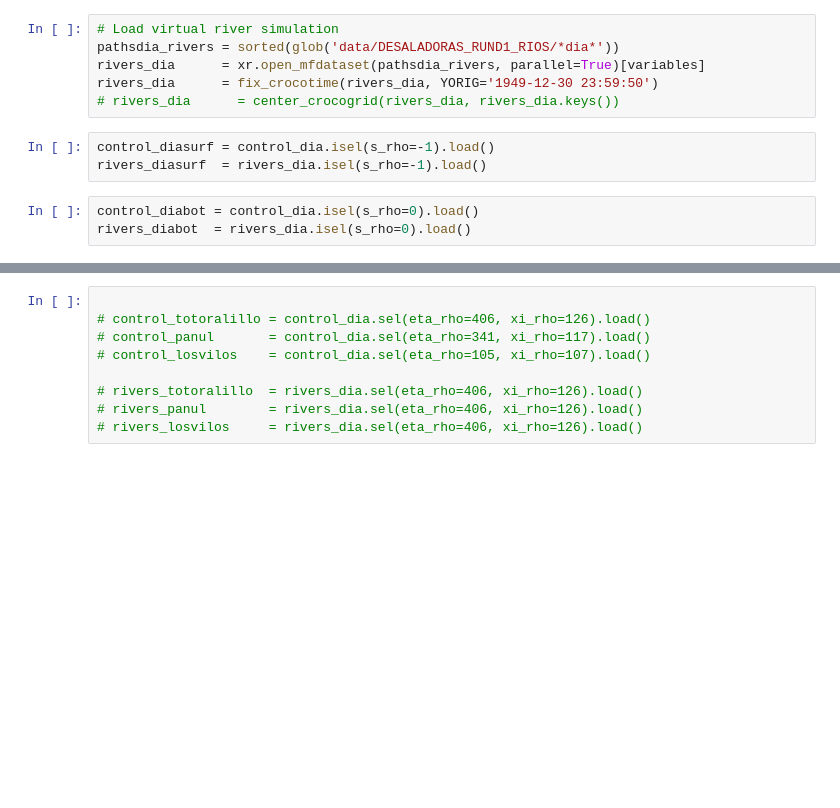
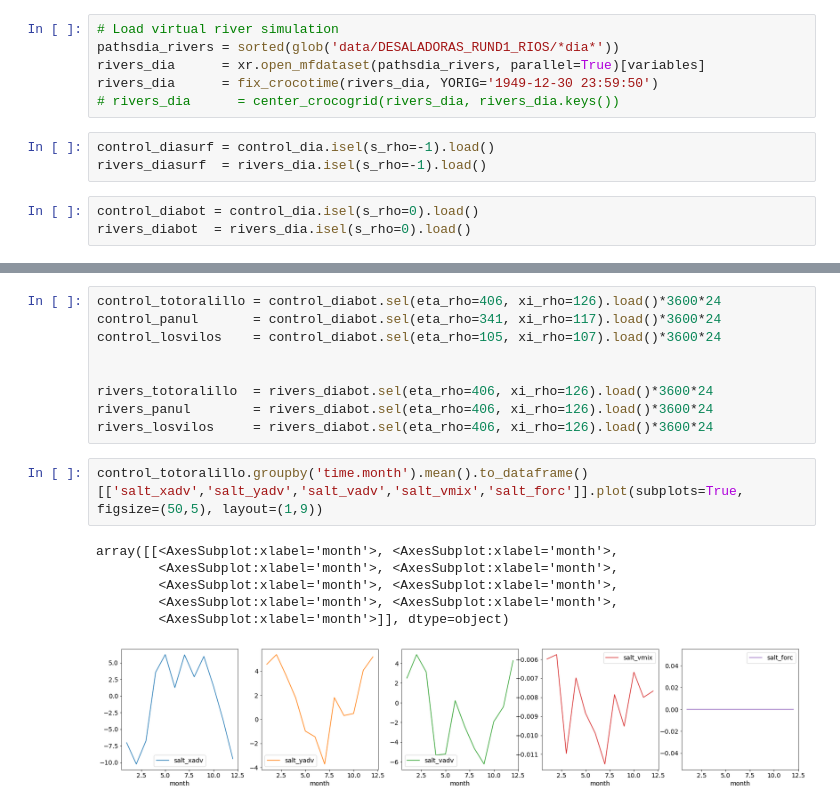
Before and after one commit to lucasglasner/CROCOSIMS, a Jupyter notebook: SIMSEQUIA/analysis_rund1_saltprocess.ipynb, the cells around one changed output, grey strips where cells are left out. Cells and saved outputs as stored; diff of their text form; blank space fills up the shorter version.

```diff
--- a/SIMSEQUIA/analysis_rund1_saltprocess.ipynb
+++ b/SIMSEQUIA/analysis_rund1_saltprocess.ipynb
@@ -118,9 +122,18 @@ fig.colorbar(m2, cax=cax2, orientation='horizontal', label='PSU/s')
 # %%
+control_totoralillo = control_diabot.sel(eta_rho=406, xi_rho=126).load()*3600*24
+control_panul       = control_diabot.sel(eta_rho=341, xi_rho=117).load()*3600*24
+control_losvilos    = control_diabot.sel(eta_rho=105, xi_rho=107).load()*3600*24
 
-# control_totoralillo = control_dia.sel(eta_rho=406, xi_rho=126).load()
-# control_panul       = control_dia.sel(eta_rho=341, xi_rho=117).load()
-# control_losvilos    = control_dia.sel(eta_rho=105, xi_rho=107).load()
 
-# rivers_totoralillo  = rivers_dia.sel(eta_rho=406, xi_rho=126).load()
-# rivers_panul        = rivers_dia.sel(eta_rho=406, xi_rho=126).load()
-# rivers_losvilos     = rivers_dia.sel(eta_rho=406, xi_rho=126).load()
+rivers_totoralillo  = rivers_diabot.sel(eta_rho=406, xi_rho=126).load()*3600*24
+rivers_panul        = rivers_diabot.sel(eta_rho=406, xi_rho=126).load()*3600*24
+rivers_losvilos     = rivers_diabot.sel(eta_rho=406, xi_rho=126).load()*3600*24
+# %%
+control_totoralillo.groupby('time.month').mean().to_dataframe()[['salt_xadv','salt_yadv','salt_vadv','salt_vmix','salt_forc']].plot(subplots=True, figsize=(50,5), layout=(1,9))
+# %% [output]
+array([[<AxesSubplot:xlabel='month'>, <AxesSubplot:xlabel='month'>,
+        <AxesSubplot:xlabel='month'>, <AxesSubplot:xlabel='month'>,
+        <AxesSubplot:xlabel='month'>, <AxesSubplot:xlabel='month'>,
+        <AxesSubplot:xlabel='month'>, <AxesSubplot:xlabel='month'>,
+        <AxesSubplot:xlabel='month'>]], dtype=object)
+[figure, added]
```
Also changed, not shown: parts of 4 cells of this notebook.
